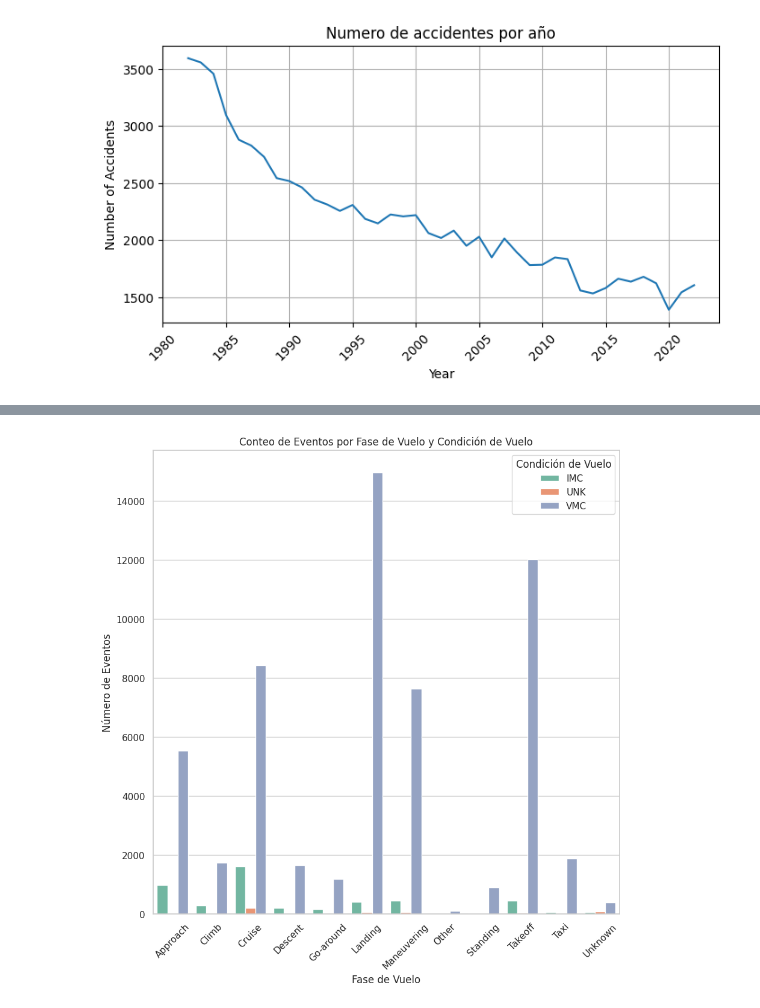
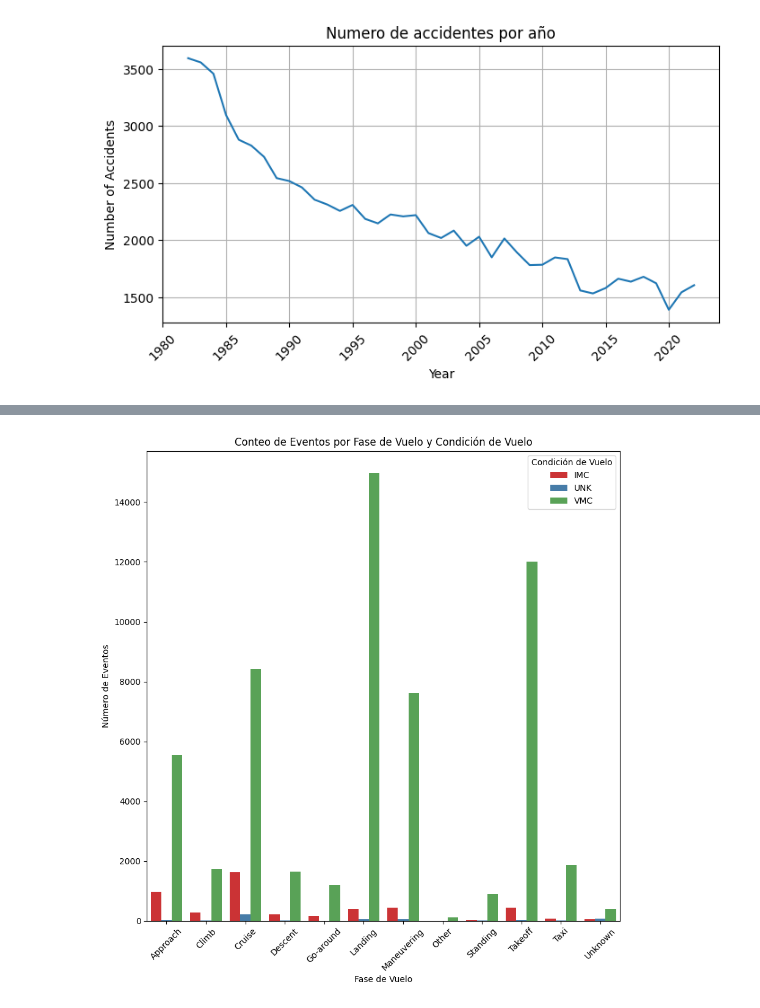
Before and after one commit to andres408/proyectos-coder, a Jupyter notebook: Visualizacion+Zabala.ipynb, the cells around one changed output, grey strips where cells are left out. Saved outputs shown, nothing was run; the diff lists cells and outputs as text; code cells hidden in the pictures.

```diff
--- a/Visualizacion+Zabala.ipynb
+++ b/Visualizacion+Zabala.ipynb
@@ -155,14 +154,14 @@ plt.show()
 # %%
 df3
 conteo_eventos = df3.groupby(['Broad.phase.of.flight', 'Weather.Condition']).size().reset_index(name='total_eventos')
 conteo_eventos.columns = ['fase_vuelo','condicion_vuelo','total_eventos']
 plt.figure(figsize=(10, 10))
-sns.barplot(x='fase_vuelo', y='total_eventos', hue='condicion_vuelo', data=conteo_eventos, palette='Set2')
+sns.barplot(x='fase_vuelo', y='total_eventos', hue='condicion_vuelo', data=conteo_eventos, palette='Set1')
 plt.title('Conteo de Eventos por Fase de Vuelo y Condición de Vuelo')
 plt.xlabel('Fase de Vuelo')
 plt.ylabel('Número de Eventos')
 plt.legend(title='Condición de Vuelo')
 plt.xticks(rotation=45)
 plt.show()
 # %% [output]
-[figure, old version]
+[figure, new version]
```
Also changed, not shown: parts of 11 cells of this notebook.
